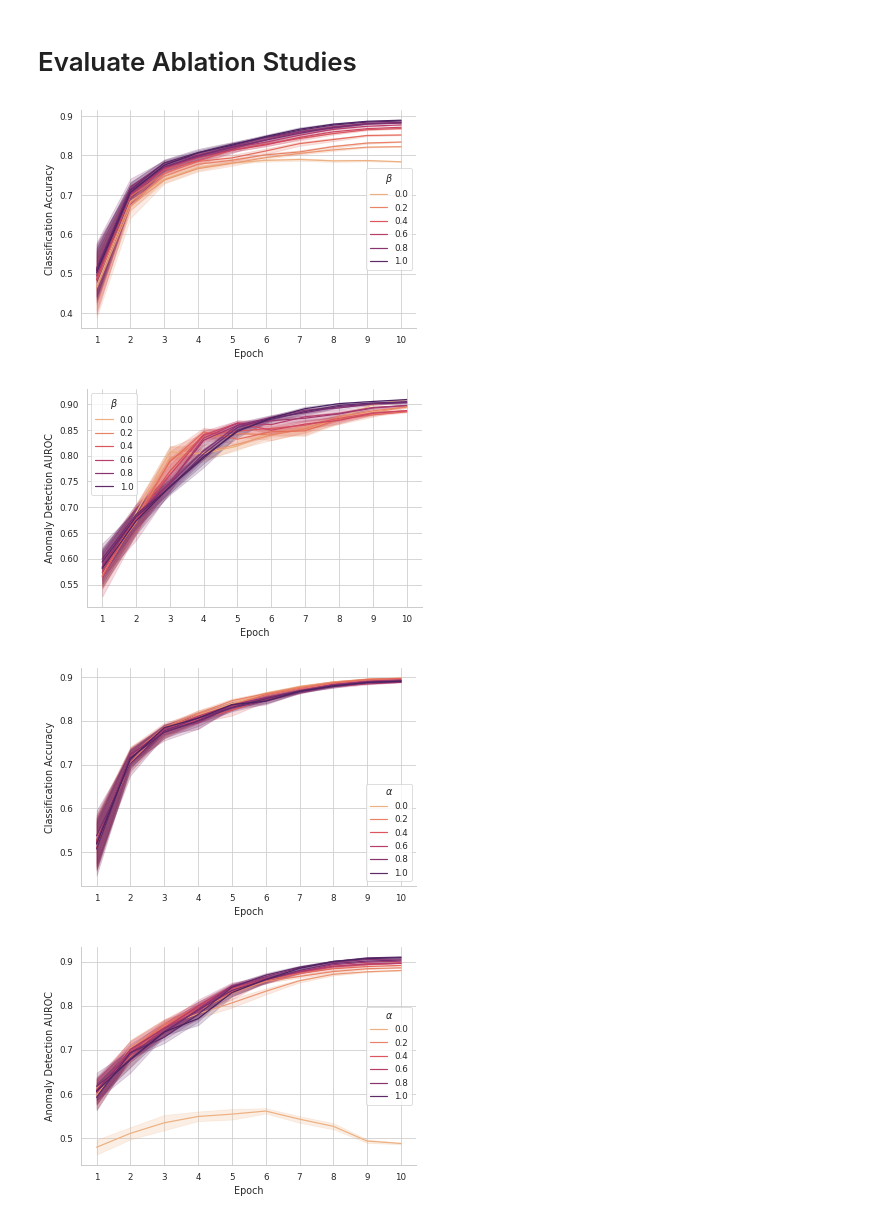
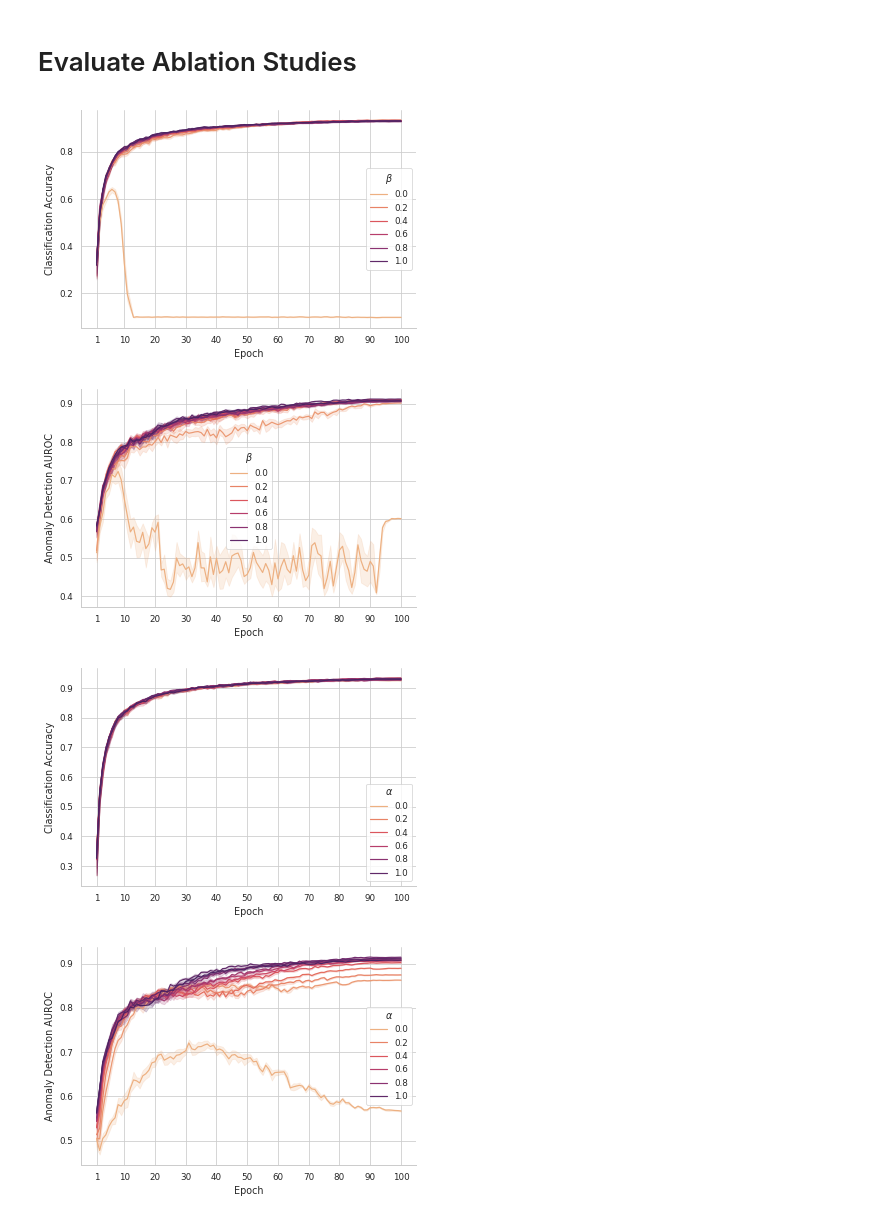
Before and after one commit to kkirchheim/mchad, a Jupyter notebook: notebooks/ablation-2-new.ipynb, the cells around one changed output. Cells and saved outputs as stored; diff of their text form; code cells hidden in the pictures.

```diff
--- a/notebooks/ablation-2-new.ipynb
+++ b/notebooks/ablation-2-new.ipynb
@@ -10,11 +10,11 @@ from os.path import join
 sb.set()
 sb.set_style("whitegrid")
 sb.set_context("paper")
-xticks = list(range(1, 11, 1))
+xticks = [1, *range(10, 100, 10), 100]
 # %%
 
 
-root = "/home/ki/projects/work/mchad/logs/multiruns/ablation/01/20/22-09:18:24"
+root = "/run/media/ki/292b6fa6-3ffb-4b84-9ed3-6bf879e10535/kirchhei/newmchad/ablation/"
 # root = "/home/ki/projects/work/mchad/logs/multiruns/ablation/12/04/21-14:49:51/"
 
 from matplotlib.ticker import FuncFormatter
@@ -28,35 +28,35 @@ for i in range(0, 12):
     ce = cfg["model"]["weight_ce"]
     df = pd.read_csv(join(path, "csv/version_0/metrics.csv"))
 
     tmp = df[["epoch", "step", "Distance/OSR/AUROC/val", "Accuracy/val"]].dropna()
     tmp["$\\beta$"] = ce
     tmp["epoch"] += 1
     dfs.append(tmp)
 
 df = pd.concat(dfs).reset_index()
 
 g = sb.lineplot(data=df, x="epoch", y="Accuracy/val", hue="$\\beta$", palette="flare")
 plt.xlabel("Epoch")
 plt.ylabel("Classification Accuracy")
 sb.despine()
 g.set(xticks=xticks)
 plt.legend(loc="center right", title="$\\beta$")
 plt.savefig("out/acc-beta.pgf", dpi=300)
 plt.show()
 
 
 g = sb.lineplot(
     data=df, x="epoch", y="Distance/OSR/AUROC/val", hue="$\\beta$", palette="flare"
 )
 plt.xlabel("Epoch")
 plt.ylabel("Anomaly Detection AUROC")
 sb.despine()
 g.set(xticks=xticks)
 plt.savefig("out/auroc-beta.pgf", dpi=300)
 plt.show()
 # %% [output]
-[figure, old version]
+[figure, new version]
-[figure, old version]
+[figure, new version]
 # %%
 dfs = []
 
@@ -91,8 +91,8 @@ g.set(xticks=xticks)
 plt.savefig("out/auroc-alpha.pgf", dpi=300)
 plt.show()
 # %% [output]
-[figure, old version]
+[figure, new version]
-[figure, old version]
+[figure, new version]
 # %%
 dfs = []
 
```
Also changed, not shown: parts of 3 cells of this notebook, 38 other files.
